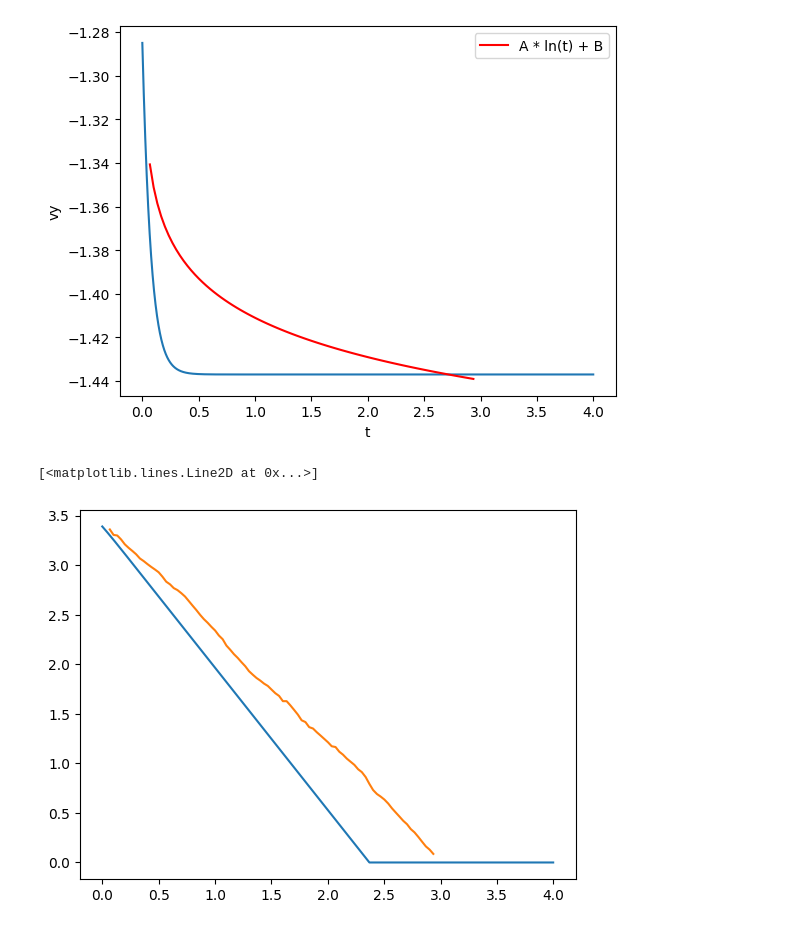
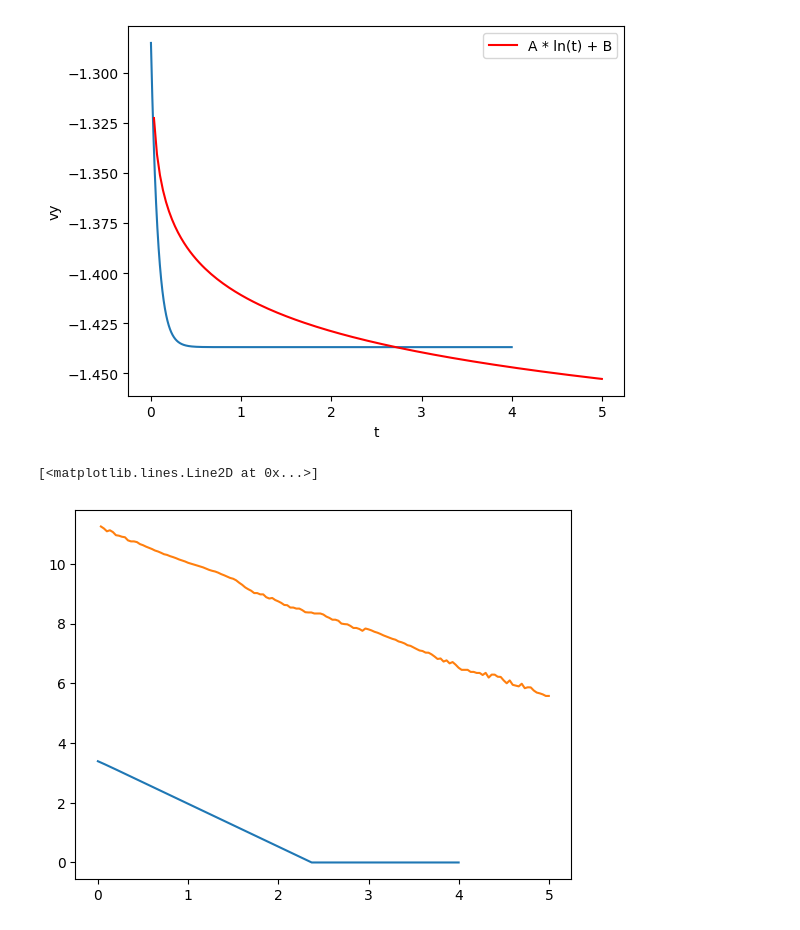
Before and after one commit to YamanduGermano/modsim-projeto3, a Jupyter notebook: lara.ipynb, the cells around one changed output. Saved outputs shown, nothing was run; the diff lists cells and outputs as text; code cells hidden in the pictures.

```diff
--- a/lara.ipynb
+++ b/lara.ipynb
@@ -38,38 +38,38 @@ mod = odeint(modelo, ci, tempo)
 listay = mod[:,0]
 listavy = mod[:,1]
 
 # plt.plot(tempo,listay)
 plt.plot(tempo,listavy)
 
 colunas = ['t', 'y', 'vy']
-data = pandas.read_csv('novosdados.csv',names=colunas)
+data = pandas.read_csv('data.csv',names=colunas)
 
 
 data = data.dropna() # tira dados vazios da lista
 te = data.t.tolist() #transforma o data em uma lista tempo experimental
 ye = data.y.tolist() #transforma o data em uma lista posicao ye experimental
 vye = data.vy.tolist() #transforma o data em uma lista posicao vye experimental
 
 #gerado a partir de linha de tendência logarítimica descoberta no tracker
 A = 2.601E-2
 B = 1.411E0
 
 #correção logarítimica
-vy_calculado = -1 * (A * np.log(te) + B)
+# vy_calculado = -1 * (A * np.log(te) + B)
 
 # plt.scatter(te, vye, label='Dados reais')
 plt.plot(te, vy_calculado, label='A * ln(t) + B', color='red')
 plt.xlabel('t')
 plt.ylabel('vy')
 plt.legend()
 plt.show()
 
 plt.plot(tempo,listay)
 plt.plot(te,ye)
 # %% [output]
-[figure, old version]
+[figure, new version]
 [<matplotlib.lines.Line2D at 0x...>]
-[figure, old version]
+[figure, new version]
 # %%
 def meta(lis,t):
     i=0
```
Also changed, not shown: parts of 4 cells of this notebook.
